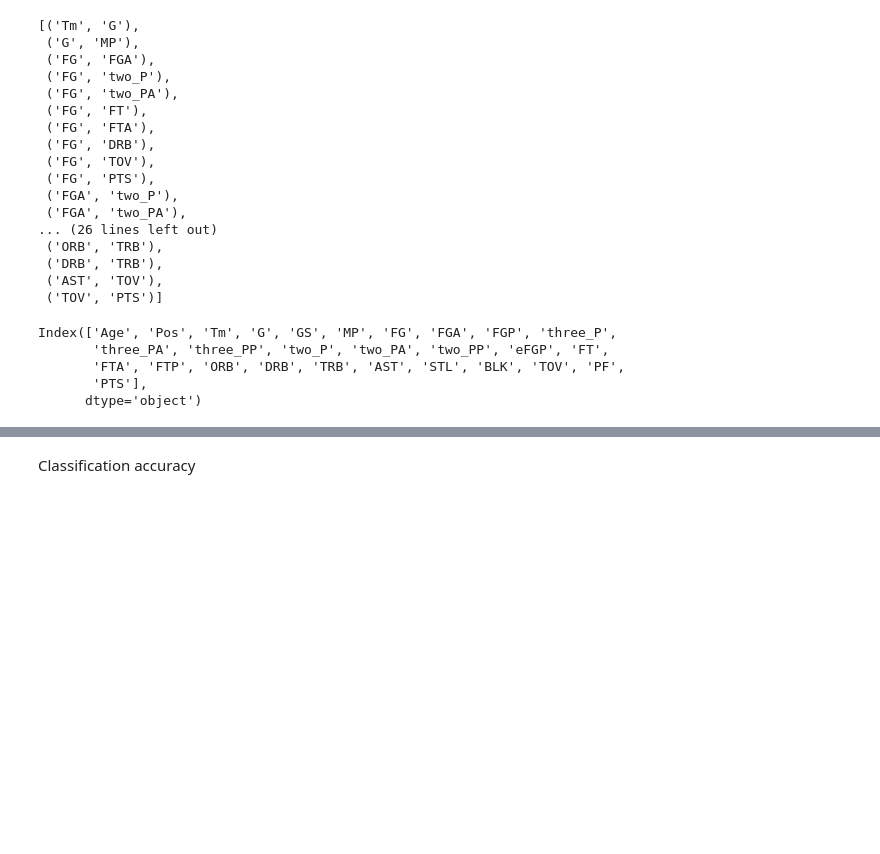
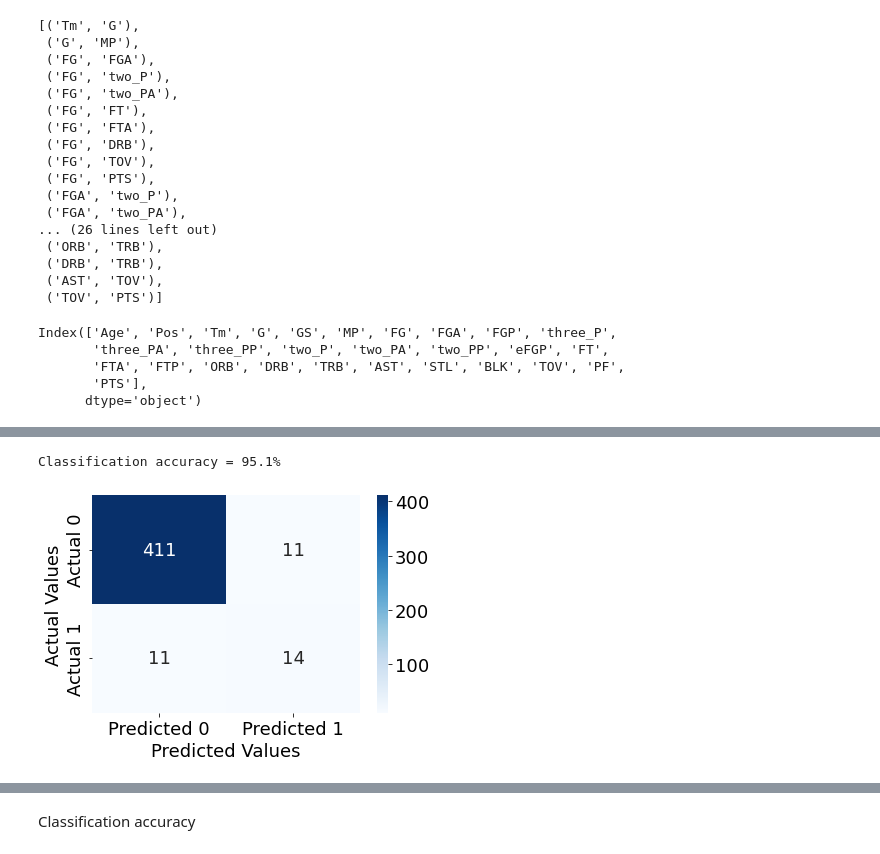
Before and after one commit to STShark00/IstanBulls, a Jupyter notebook: Create_Model.ipynb, the cells around one changed output, grey strips where cells are left out. Drawn from its saved outputs; the diff is of its cells as text; code cells hidden in the pictures; blank space fills up the shorter version.

Commit message:
trying separating test sets

```diff
--- a/Create_Model.ipynb
+++ b/Create_Model.ipynb
@@ -103 +103,19 @@ test_data
 4201 rows × 31 columns
+# %%
+test_2023 = data[data["Season"] == 2023]
+test_2020 = data[data["Season"] == 2020]
+test_2017 = data[data["Season"] == 2017]
+test_2014 = data[data["Season"] == 2014]
+test_2011 = data[data["Season"] == 2011]
+
+true_2023_as = test_2023.loc[test_2023['AS'] == 1, 'Player'].to_numpy()
+true_2023_as_count = len(true_2023_as)
+true_2020_as = test_2020.loc[test_2020['AS'] == 1, 'Player'].to_numpy()
+true_2020_as_count = len(true_2020_as)
+true_2017_as = test_2017.loc[test_2017['AS'] == 1, 'Player'].to_numpy()
+true_2017_as_count = len(true_2017_as)
+true_2014_as = test_2014.loc[test_2014['AS'] == 1, 'Player'].to_numpy()
+true_2014_as_count = len(true_2014_as)
+true_2011_as = test_2011.loc[test_2011['AS'] == 1, 'Player'].to_numpy()
+true_2011_as_count = len(true_2011_as)
+print(true_2023_as_count, true_2020_as_count, true_2017_as_count, true_2014_as_count, true_2011_as_count)
@@ -227,3 +263,29 @@ Logit Regression Results
 Possibly complete quasi-separation: A fraction 0.65 of observations can be
 perfectly predicted. This might indicate that there is complete
 quasi-separation. In this case some parameters will not be identified.
+# %%
+from sklearn.metrics import confusion_matrix
+
+def confusion_matrix_year(test_ds, as_count):
+    # Assume new_data is a dataframe containing the predictor variables for the new observations
+    pred_probs = logit_model_including_all.predict(test_ds)  # Predict the probabilities of AS=1 for each observation
+    pred_probs_sorted = pred_probs.sort_values(ascending=False)  # Sort the probabilities in descending order
+    top_indices = pred_probs_sorted.head(as_count).index  # Get the indices of the top n observations with the highest probabilities
+    predicted_classes = pd.Series(0, index=test_ds.index)  # Create a Series to store the predicted classes (0 or 1) for each observation
+    predicted_classes.loc[top_indices] = 1  # Set the top n predicted classes to 1, and the rest to 0
+    true_values = test_ds['AS']
+    confusion = pd.DataFrame(confusion_matrix(true_values, predicted_classes))
+    confusion.columns = ['Predicted 0', 'Predicted 1']
+    confusion = confusion.rename(index={0: 'Actual 0',1: 'Actual 1'})
+    cm = np.array(confusion)
+    # Calculate the accuracy
+    accuracy = (cm[0,0]+cm[1,1])/cm.sum()
+    sns.heatmap(confusion, annot=True, cmap='Blues', fmt='g')
+    plt.ylabel("Actual Values")
+    plt.xlabel("Predicted Values")
+    print("Classification accuracy = {:.1%}".format(accuracy))
+# %%
+confusion_matrix_year(test_2023, true_2023_as_count)
+# %% [output]
+Classification accuracy = 95.1%
+[figure, added]
```
Also changed, not shown: parts of 36 cells of this notebook, 6 other files.
